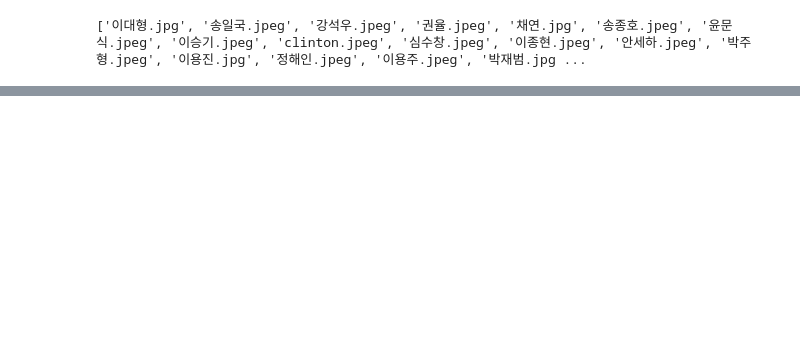
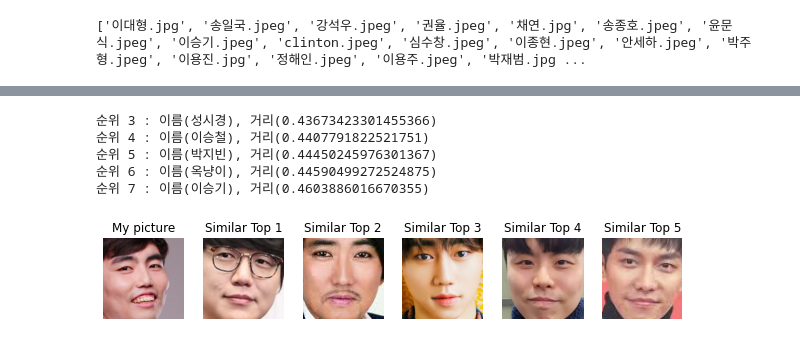
Before and after one commit to Ethan0625/I_need_more_time, a Jupyter notebook: Project/Face_Embedding/Face_Embedding.ipynb, the cells around one changed output, grey strips where cells are left out. Saved outputs shown, nothing was run; the diff lists cells and outputs as text; code cells hidden in the pictures; blank space fills up the shorter version.

```diff
--- a/Project/Face_Embedding/Face_Embedding.ipynb
+++ b/Project/Face_Embedding/Face_Embedding.ipynb
@@ -239,0 +236,9 @@ plt.imshow(image)
+# %%
+get_nearest_face('Ethan2')
+# %% [output]
+순위 3 : 이름(성시경), 거리(0.43673423301455366)
+순위 4 : 이름(이승철), 거리(0.4407791822521751)
+순위 5 : 이름(박지빈), 거리(0.44450245976301367)
+순위 6 : 이름(옥냥이), 거리(0.44590499272524875)
+순위 7 : 이름(이승기), 거리(0.4603886016670355)
+[figure, added]
```
Also changed, not shown: parts of 19 cells of this notebook, 2 other files.
